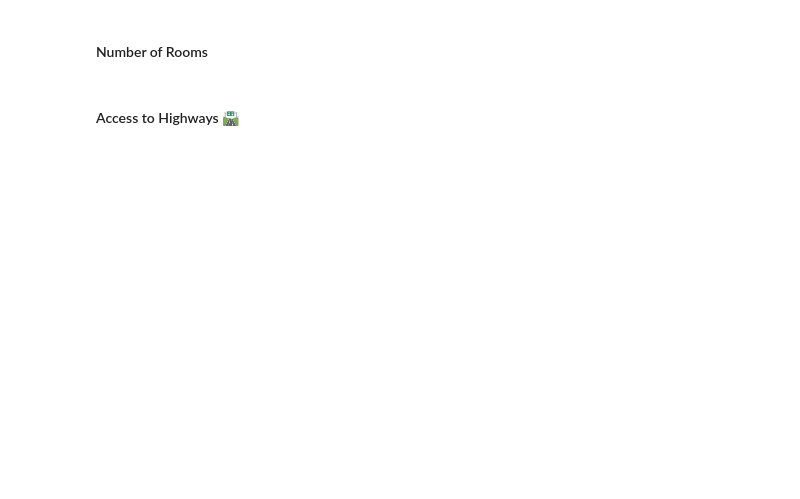
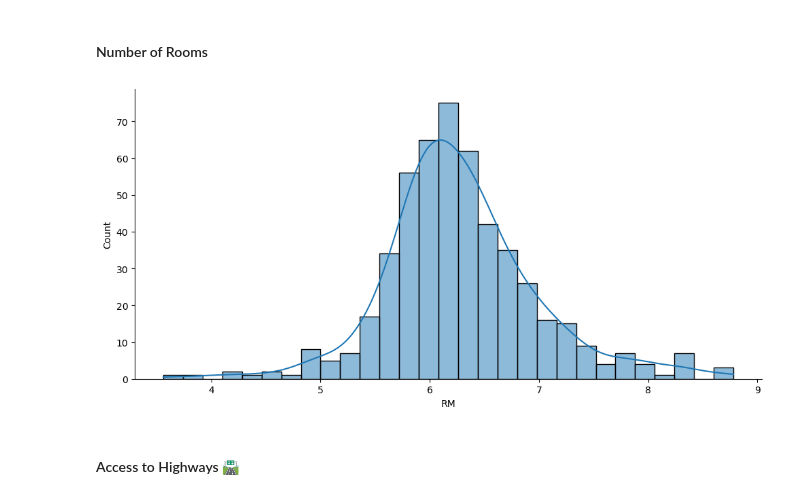
Before and after one commit to Abie221/Multivariable_Regression, a Jupyter notebook: Multivariable_Regression_and_Valuation_Model_(start).ipynb, the cells around one changed output. Saved outputs shown, nothing was run; the diff lists cells and outputs as text; code cells hidden in the pictures; blank space fills up the shorter version.

```diff
--- a/Multivariable_Regression_and_Valuation_Model_(start).ipynb
+++ b/Multivariable_Regression_and_Valuation_Model_(start).ipynb
@@ -149,4 +159,9 @@ What do you notice in the distributions of the data?
 # %% [markdown]
 #### Number of Rooms
+# %%
+sns.displot(data, x='RM', kde=True, aspect=2)
+plt.show()
+# %% [output]
+[figure, added]
 # %% [markdown]
 #### Access to Highways 🛣
```
Also changed, not shown: parts of 7 cells of this notebook.
